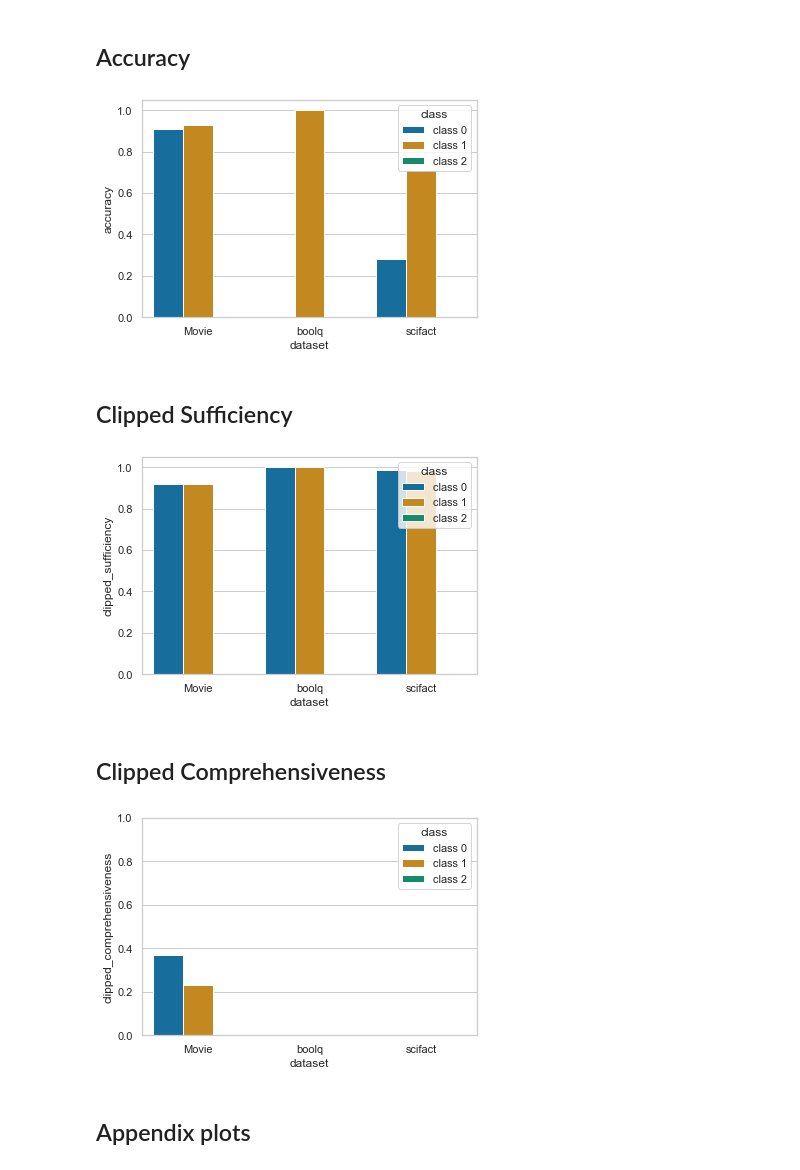
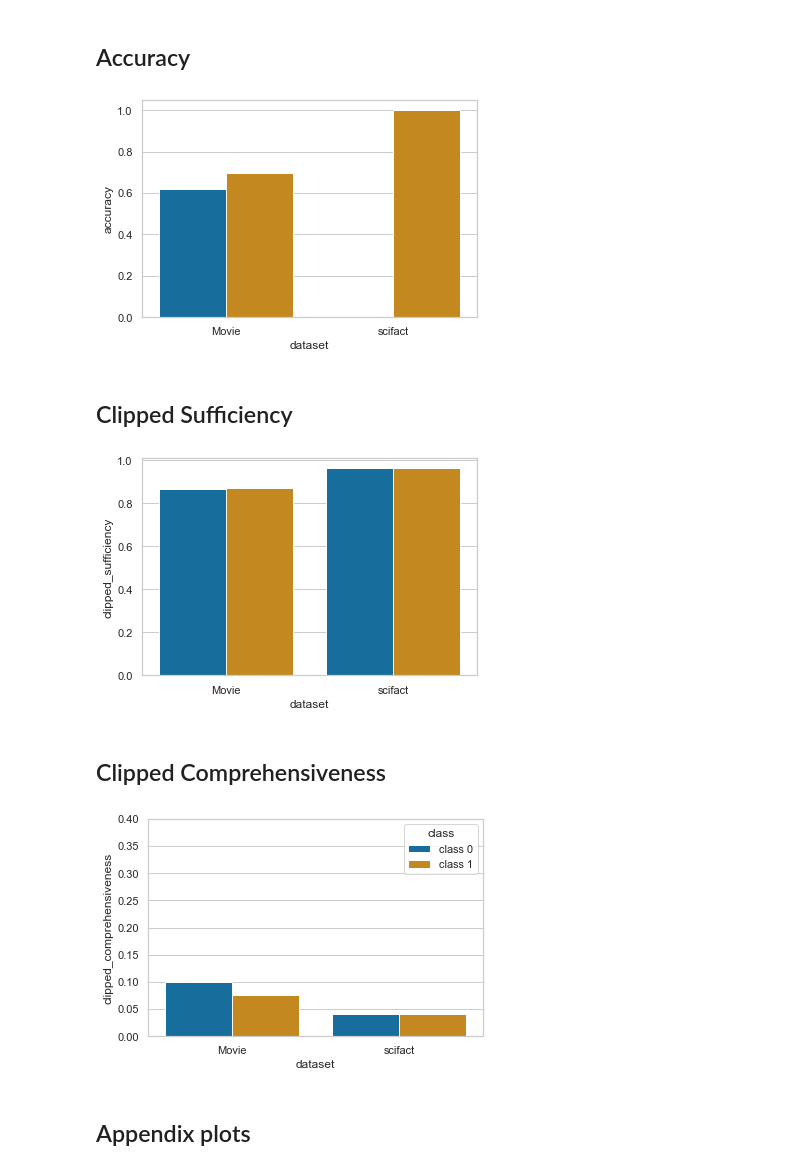
Before and after one commit to shaggyday/evaluating-human-rationales, a Jupyter notebook: plotting/dataset_and_fidelity_analysis_plots.ipynb, the cells around one changed output. Cells and saved outputs as stored; diff of their text form; code cells hidden in the pictures.

```diff
--- a/plotting/dataset_and_fidelity_analysis_plots.ipynb
+++ b/plotting/dataset_and_fidelity_analysis_plots.ipynb
@@ -184,0 +185,3 @@ ValueError: Cannot acquire lock, caching file might be used by another process,
+# %%
+full_dataset_stat_df = pd.read_csv('../all_stats.csv')
+full_dataset_stat_df
@@ -184,0 +194,12 @@ ValueError: Cannot acquire lock, caching file might be used by another process,
+# %%
+plot_data = {"dataset": [], "class": [], "rationale_percentage": []}
+datasets = ["movies","SciFact"]
+for dataset in datasets:
+    tmp_df = full_dataset_stat_df[full_dataset_stat_df["dataset"] == dataset]
+    classes = eval(tmp_df["classes"].tolist()[0])
+    rationale_percentage = eval(tmp_df["mean_rationale_percent_class"].tolist()[0])
+    for idx in range(len(classes)):
+        plot_data["dataset"].append(dataset_ab_dict[dataset])
+        plot_data["class"].append("class "+str(idx))
+        plot_data["rationale_percentage"].append(rationale_percentage[idx]*100)
+plot_data_df = pd.DataFrame(plot_data)
@@ -190,7 +227,7 @@ model_names = ["logistic_regression", "random_forest", "lstm", "roberta"]
 # model_names = ["roberta"]
 # datasets = ["wikiattack", "sst", "movies", "multirc", "fever", "esnli"]
 # datasets = ["movies","scifact", "boolq"]
-datasets = ["scifact"]
+datasets = ["movies", "scifact"]
 plot_data = {"dataset": [], "model": [], "accuracy": [], "clipped_sufficiency": [],
             "clipped_comprehensiveness": [], "eraser_sufficiency": [], "eraser_comprehensiveness": [],
             "normalized_comprehensiveness": [], "normalized_sufficiency": []}
@@ -356,13 +404,13 @@ plt.show()
 ## Plotting Data
 # %%
 # datasets = ["wikiattack", "sst", "movies", "multirc", "fever", "esnli"]
-datasets = ["movies","boolq","scifact"]
-datasets = ["scifact"]
+datasets = ["movies","scifact"]
+# datasets = ["scifact"]
 plot_data = {"dataset": [], "class": [], "accuracy": [], "clipped_sufficiency": [],
             "clipped_comprehensiveness": [], "null_difference": [],
             "normalized_sufficiency": [], "normalized_comprehensiveness": []}
 model_name = "roberta"
-# model_name = "lstm"
+model_name = "lstm"
 # output_dir = os.path.join(OUTPUT_DIR, model_name)
 output_dir = f"../{OUTPUT_DIR}/{model_name}"
 for dataset in datasets:
@@ -371,7 +419,7 @@ for dataset in datasets:
 #     feature_dir = os.path.join(output_dir, dataset)
     feature_df = pd.read_csv(os.path.join(f))
 
-    for class_id in list(range(5)):
+    for class_id in list(range(2)):
         feature_class_df = feature_df[feature_df["true_classes"] == class_id]
         y_hat = feature_class_df["predicted_classes"].to_numpy()
         y = feature_class_df["true_classes"].to_numpy()
@@ -422,33 +469,35 @@ plot_data_df
 ## Accuracy
 # %%
 bar = sns.barplot(x="dataset", y="accuracy", hue="class", data=plot_data_df, palette='colorblind')
+plt.legend([],[], frameon=False)
 # pretty_histogram(bar, xlabel="", ylabel="Accuracy", legend_loc="upper left", legend_frameon=True,
 #                  bbox_to_anchor=(1.04,1), add_legend=False)
-# plt.savefig("/data/anirudh/output/evaluating_human_rationales/figs/class_wise/accuracy.png", bbox_inches = 'tight', dpi=300)
+plt.savefig("class_accuracy.png", bbox_inches = 'tight', dpi=300)
 plt.show()
 # %% [output]
-[figure, old version]
+[figure, new version]
 # %% [markdown]
 ## Clipped Sufficiency
 # %%
 bar = sns.barplot(x="dataset", y="clipped_sufficiency", hue="class", data=plot_data_df, palette='colorblind')
+plt.legend([],[], frameon=False)
 # pretty_histogram(bar, xlabel="", ylabel="Sufficiency", legend_loc="upper left", legend_frameon=True,
 #                  bbox_to_anchor=(1.04,1), add_legend=False)
-# plt.savefig("/data/anirudh/output/evaluating_human_rationales/figs/class_wise/clipped_sufficiency.png", bbox_inches = 'tight', dpi=300)
+plt.savefig("class_sufficiency.png", bbox_inches = 'tight', dpi=300)
 plt.show()
 # %% [output]
-[figure, old version]
+[figure, new version]
 # %% [markdown]
 ## Clipped Comprehensiveness
 # %%
 bar = sns.barplot(x="dataset", y="clipped_comprehensiveness", hue="class", data=plot_data_df, palette='colorblind')
 # pretty_histogram(bar, xlabel="", ylabel="Comprehensiveness", legend_loc="best", legend_frameon=True,
 #                  bbox_to_anchor=(1.04,1))
-plt.ylim(0, 1)
-# plt.savefig("/data/anirudh/output/evaluating_human_rationales/figs/class_wise/clipped_comprehensiveness.png", bbox_inches = 'tight', dpi=300)
+plt.ylim(0, 0.4)
+plt.savefig("class_comprehensiveness.png", bbox_inches = 'tight', dpi=300)
 plt.show()
 # %% [output]
-[figure, old version]
+[figure, new version]
 # %% [markdown]
 ## Appendix plots
 # %% [markdown]
```
Also changed, not shown: parts of 13 cells of this notebook, 10 other files.
